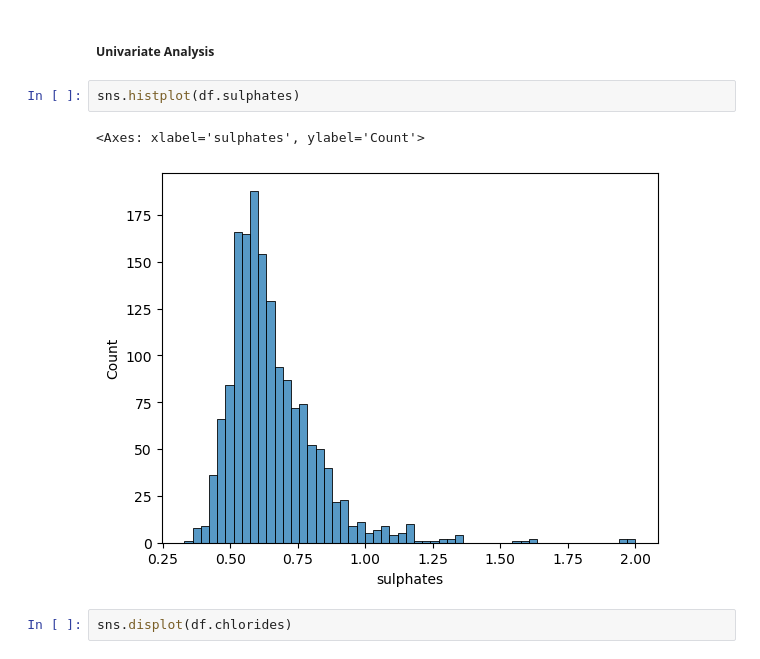
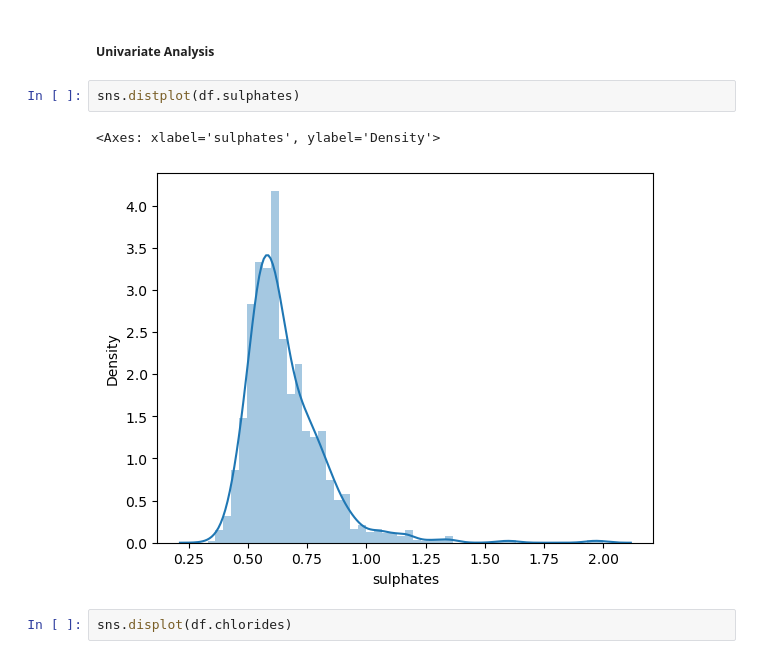
Before and after one commit to smartinternz02/SI-GuidedProject-582041-1694700838, a Jupyter notebook: assignment4.ipynb, the cells around one changed output. Drawn from its saved outputs; the diff is of its cells as text.

```diff
--- a/assignment4.ipynb
+++ b/assignment4.ipynb
@@ -133,10 +135,10 @@ Name: quality, dtype: float64
 # %% [markdown]
 ##### Univariate Analysis
 # %%
-sns.histplot(df.sulphates)
+sns.distplot(df.sulphates)
 # %% [output]
-<Axes: xlabel='sulphates', ylabel='Count'>
+<Axes: xlabel='sulphates', ylabel='Density'>
-[figure, old version]
+[figure, new version]
 # %%
 sns.displot(df.chlorides)
 # %% [output]
```
Also changed, not shown: parts of 10 cells of this notebook.
